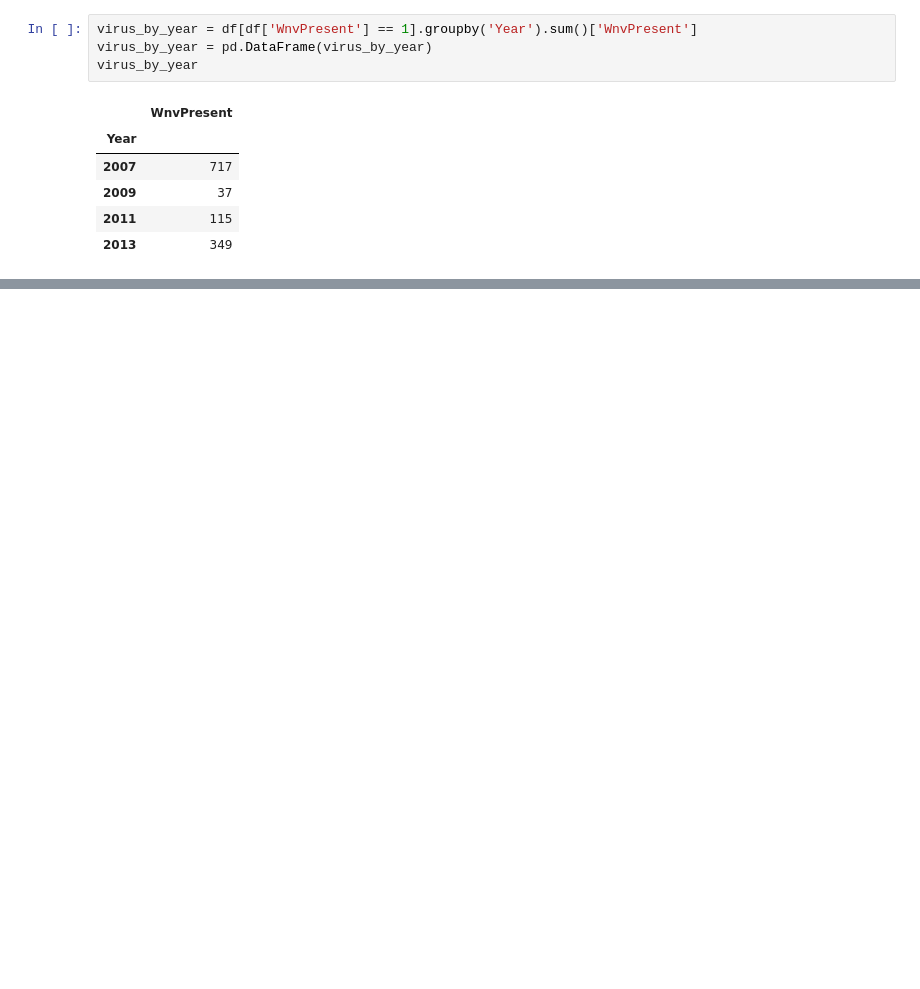
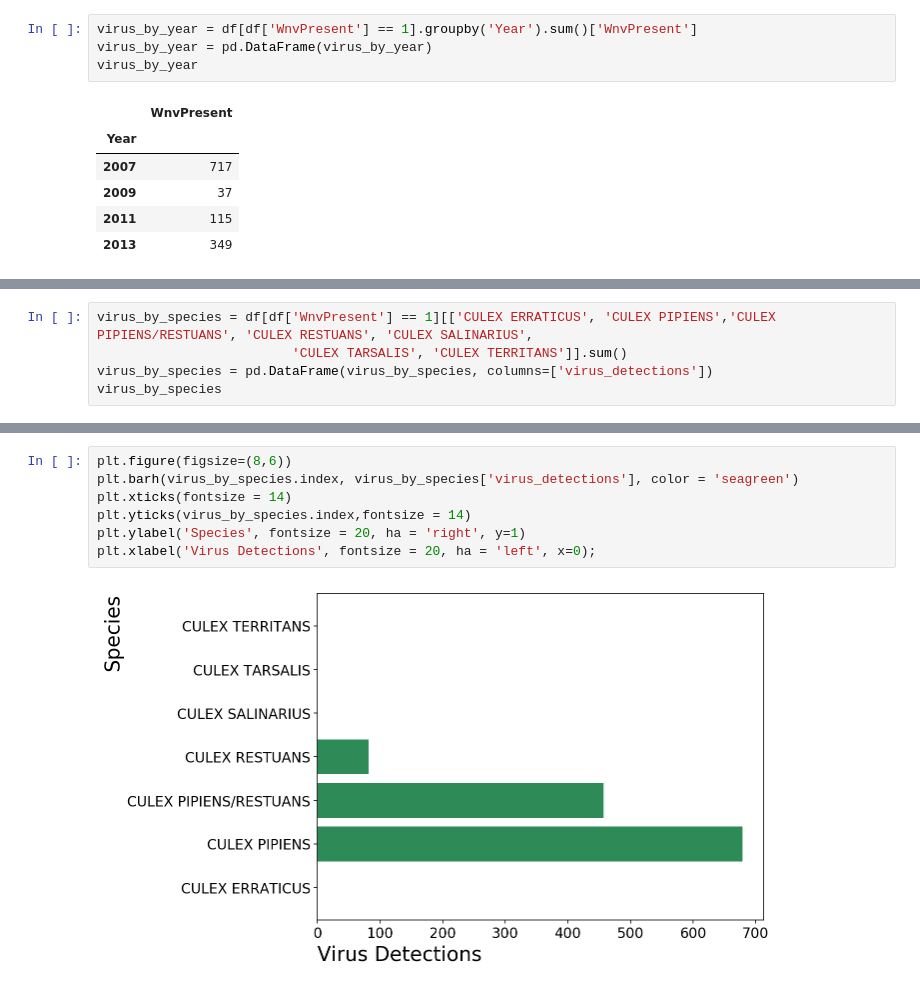
Before and after one commit to wnm410/WNV_project, a Jupyter notebook: Emma/Project4_EG_EDA.ipynb, the cells around one changed output, grey strips where cells are left out. Saved outputs shown, nothing was run; the diff lists cells and outputs as text; blank space fills up the shorter version.

```diff
--- a/Emma/Project4_EG_EDA.ipynb
+++ b/Emma/Project4_EG_EDA.ipynb
@@ -54,0 +75,5 @@ plt.xlabel('Virus Detections', fontsize = 20, ha = 'left', x=0);
+# %%
+virus_by_species = df[df['WnvPresent'] == 1][['CULEX ERRATICUS', 'CULEX PIPIENS','CULEX PIPIENS/RESTUANS', 'CULEX RESTUANS', 'CULEX SALINARIUS',
+                         'CULEX TARSALIS', 'CULEX TERRITANS']].sum()
+virus_by_species = pd.DataFrame(virus_by_species, columns=['virus_detections'])
+virus_by_species
@@ -54,0 +89,9 @@ plt.xlabel('Virus Detections', fontsize = 20, ha = 'left', x=0);
+# %%
+plt.figure(figsize=(8,6))
+plt.barh(virus_by_species.index, virus_by_species['virus_detections'], color = 'seagreen')
+plt.xticks(fontsize = 14)
+plt.yticks(virus_by_species.index,fontsize = 14)
+plt.ylabel('Species', fontsize = 20, ha = 'right', y=1)
+plt.xlabel('Virus Detections', fontsize = 20, ha = 'left', x=0);
+# %% [output]
+[figure, added]
```
Also changed, not shown: parts of 9 cells of this notebook.
